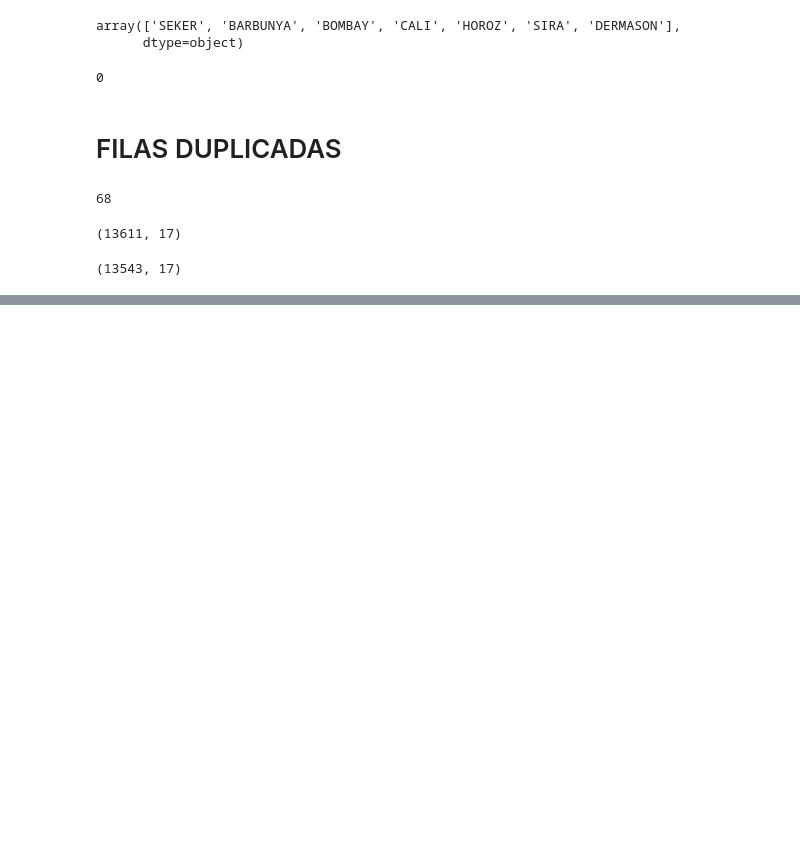
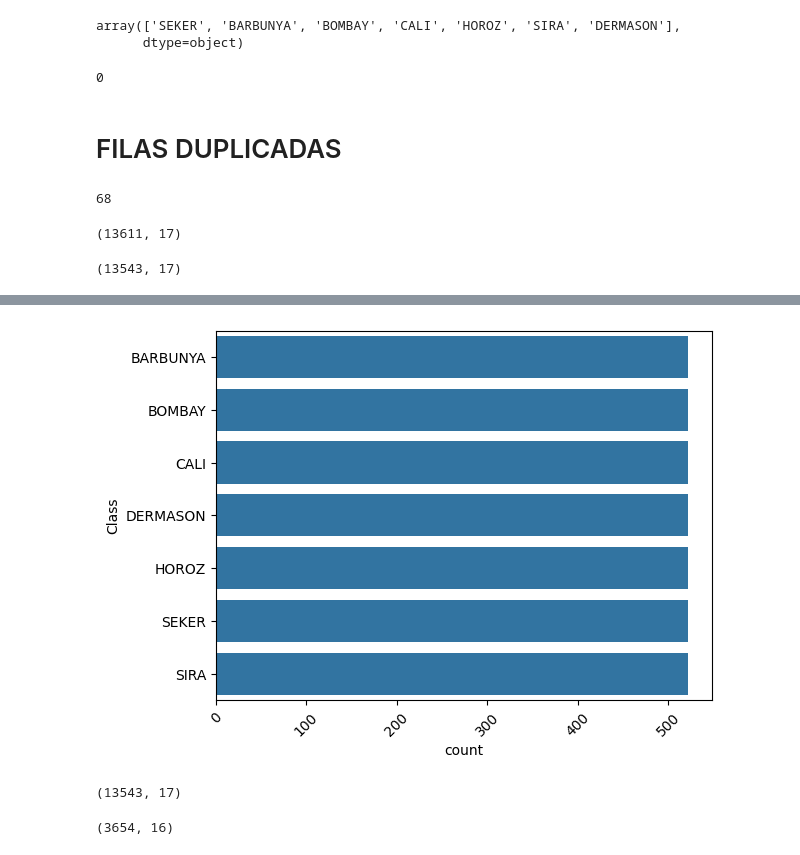
Before and after one commit to cesarmayta/BOOTCAMP_DSG1, a Jupyter notebook: dia1/07_regresion_logistica_multiclase.ipynb, the cells around one changed output, grey strips where cells are left out. Cells and saved outputs as stored; diff of their text form; code cells hidden in the pictures; blank space fills up the shorter version.

Commit message:
undersample

```diff
--- a/dia1/07_regresion_logistica_multiclase.ipynb
+++ b/dia1/07_regresion_logistica_multiclase.ipynb
@@ -89,0 +98,22 @@ df.shape
+# %%
+from imblearn.under_sampling import RandomUnderSampler
+undersample = RandomUnderSampler(random_state=42)
+# %%
+X = df.drop('Class',axis=1)
+y = df.Class
+# %%
+X_over,y_over = undersample.fit_resample(X,y)
+# %%
+sns.countplot(y_over)
+plt.xticks(rotation=45)
+plt.show()
+# %% [output]
+[figure, added]
+# %%
+df.shape
+# %% [output]
+(13543, 17)
+# %%
+X_over.shape
+# %% [output]
+(3654, 16)
```
Also changed, not shown: parts of 2 cells of this notebook.
